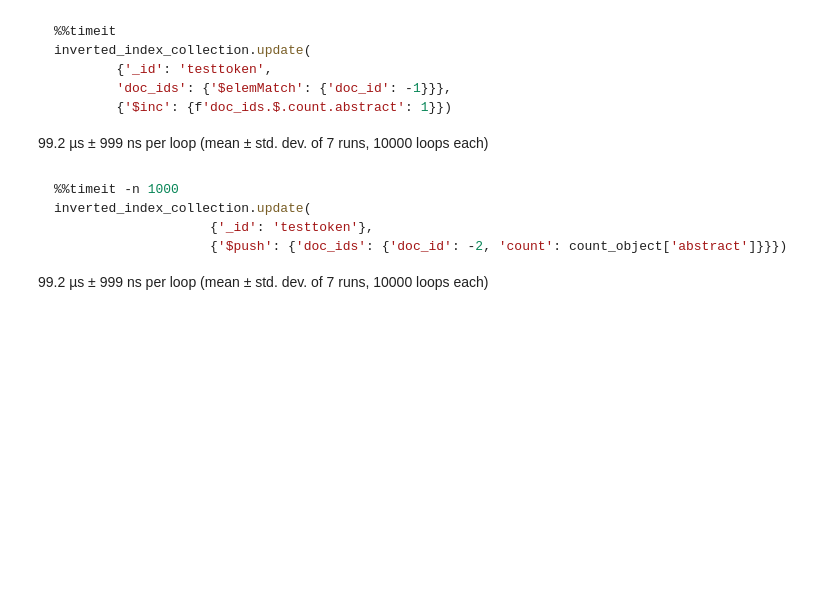
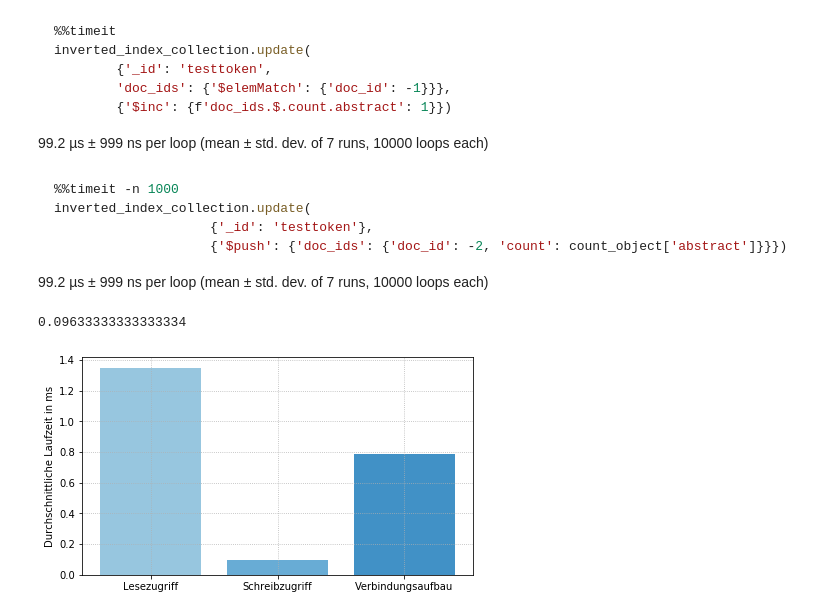
Before and after one commit to tobiaskortus/covid19-search, a Jupyter notebook: processing/document-index-construction-mongodb.ipynb, the cells around one changed output. Cells and saved outputs as stored; diff of their text form; code cells hidden in the pictures; blank space fills up the shorter version.

````diff
--- a/processing/document-index-construction-mongodb.ipynb
+++ b/processing/document-index-construction-mongodb.ipynb
@@ -300,3 +331,7 @@ inverted_index_collection.update(
 ```
 
 99.2 µs ± 999 ns per loop (mean ± std. dev. of 7 runs, 10000 loops each)
+# %%
+(0.098+ 0.099+ 0.092) /3
+# %% [output]
+0.09633333333333334
@@ -302,0 +347,19 @@ inverted_index_collection.update(
+# %%
+def f(df):
+  groups = df.groupby('action')
+  for i, (name,group) in enumerate(groups):
+    plt.bar(name, group['timing'], label=name, align='center', color=cm.Blues(i*30 + 100))
+
+  ax = plt.gca()
+  #ax.get_xaxis().set_visible(False)
+  ax.set_ylabel('Durchschnittliche Laufzeit in ms')
+  ax.grid(linestyle=':')
+  #plt.legend()
+  fig = plt.gcf()
+  fig.savefig('laufzeit-mongo.png', dpi=300)
+# %%
+from pylab import rcParams
+rcParams['figure.figsize'] = 7, 4
+f(timings)
+# %% [output]
+[figure, added]
````
Also changed, not shown: parts of 16 cells of this notebook.
